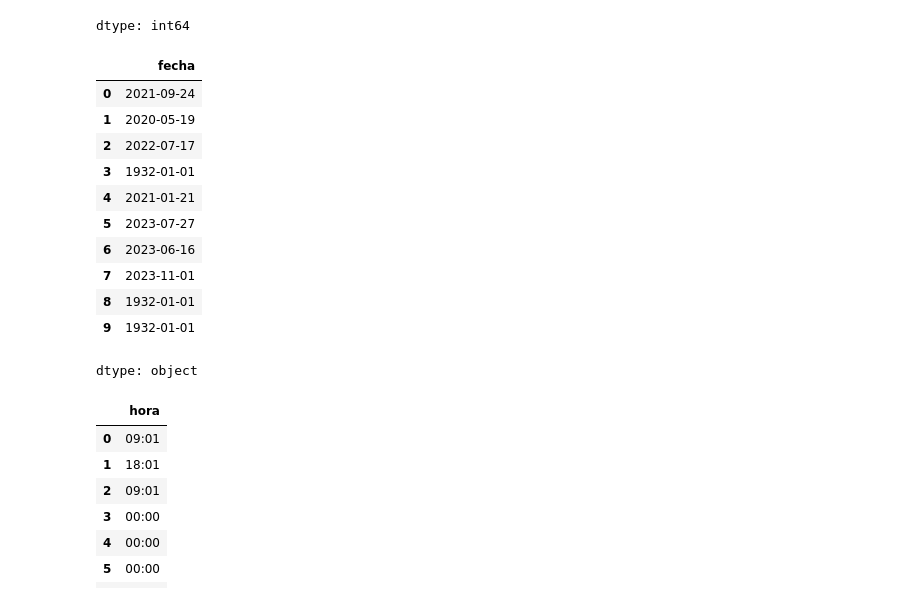
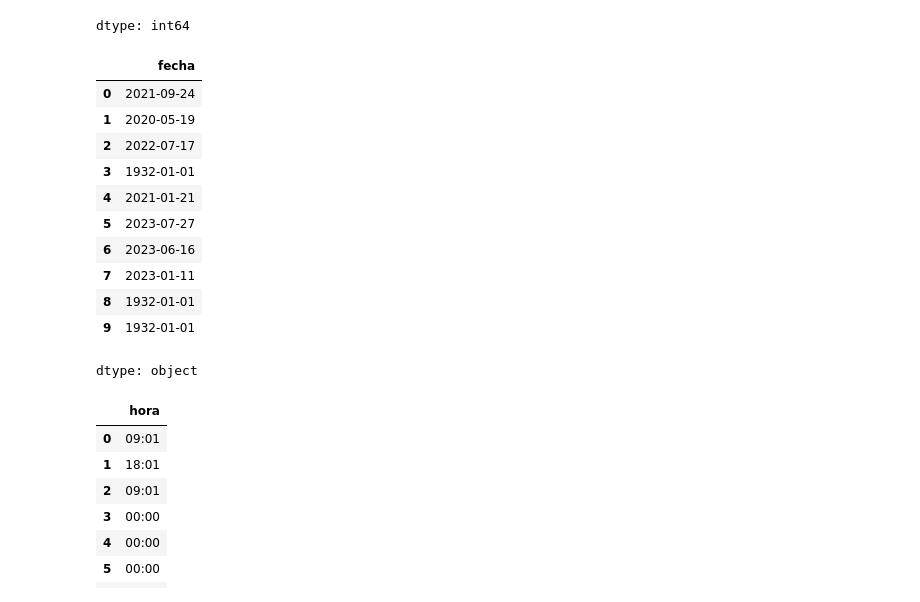
Before and after one commit to aguscgonzalez/analisis-radares-viales, a Jupyter notebook: analisis_radares_viales.ipynb, the cells around one changed output. Saved outputs shown, nothing was run; the diff lists cells and outputs as text; code cells hidden in the pictures.

```diff
--- a/analisis_radares_viales.ipynb
+++ b/analisis_radares_viales.ipynb
@@ -90,27 +90,30 @@ dtype: int64
 # %%
 # @title Normalización de fechas
 
 def normalizar_fecha(fecha):
   """Normaliza una fecha al formato YYYY-MM-DD.
   En caso de fecha inválida retorna 1932-01-01.
   """
-  try:
-    return pd.to_datetime(fecha, dayfirst=True).strftime('%Y-%m-%d')
-  except:
-    return '1932-01-01'
+  formatos = ['%Y-%m-%d', '%d/%m/%Y', '%Y/%m/%d', '%d-%m-%Y']
+  for formato in formatos:
+    try:
+      return pd.to_datetime(fecha, format=formato).strftime('%Y-%m-%d')
+    except:
+      continue
+  return '1932-01-01'
 
 df['fecha'] = df['fecha'].apply(normalizar_fecha)
 df['fecha'].head(10)
 # %% [output]
 |  | fecha |
 | 0 | 2021-09-24 |
 | 1 | 2020-05-19 |
 | 2 | 2022-07-17 |
 | 3 | 1932-01-01 |
 | 4 | 2021-01-21 |
 | 5 | 2023-07-27 |
 | 6 | 2023-06-16 |
-| 7 | 2023-11-01 |
+| 7 | 2023-01-11 |
 | 8 | 1932-01-01 |
 | 9 | 1932-01-01 |
 dtype: object
```
Also changed, not shown: parts of 1 cell of this notebook.
